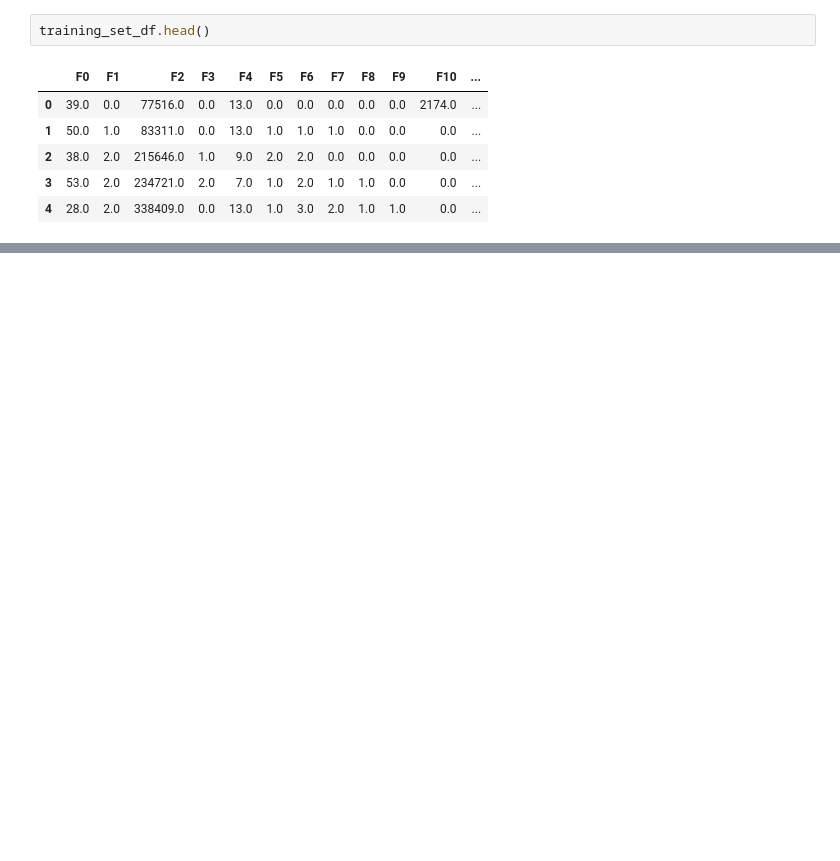
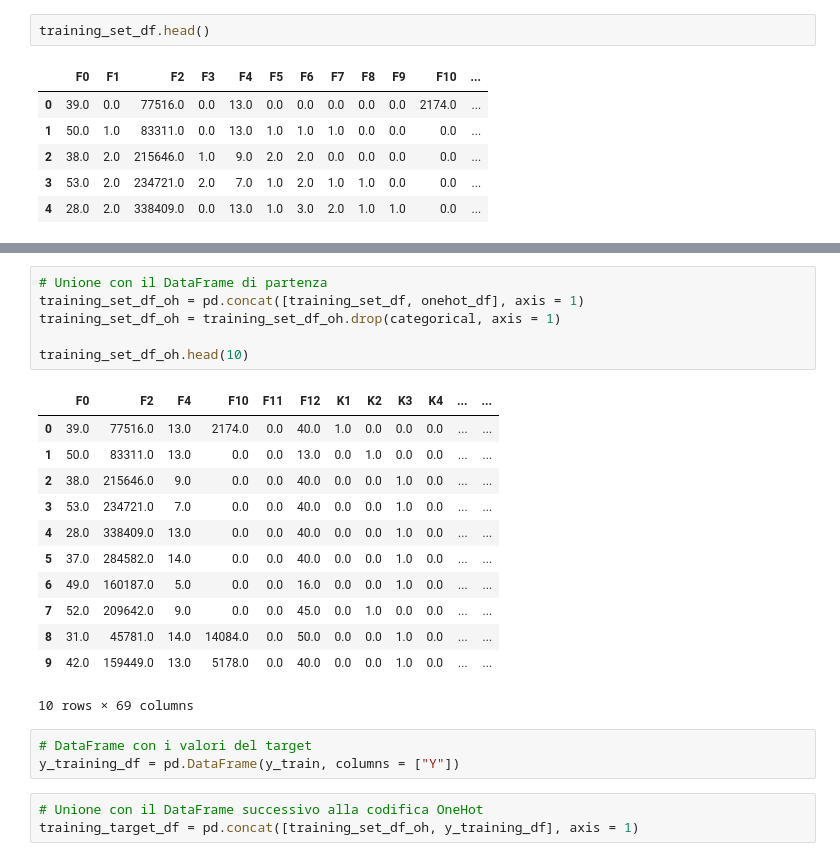
Before and after one commit to tizianotaglienti/mobdproject, a Jupyter notebook: train.ipynb, the cells around one changed output, grey strips where cells are left out. Cells and saved outputs as stored; diff of their text form; blank space fills up the shorter version.

```diff
--- a/train.ipynb
+++ b/train.ipynb
@@ -446,0 +142,25 @@ joblib.dump(bestclf, "pickles/model.pkl")
+# %%
+# Unione con il DataFrame di partenza
+training_set_df_oh = pd.concat([training_set_df, onehot_df], axis = 1)
+training_set_df_oh = training_set_df_oh.drop(categorical, axis = 1)
+
+training_set_df_oh.head(10)
+# %% [output]
+|  | F0 | F2 | F4 | F10 | F11 | F12 | K1 | K2 | K3 | K4 | ... | ... |
+| 0 | 39.0 | 77516.0 | 13.0 | 2174.0 | 0.0 | 40.0 | 1.0 | 0.0 | 0.0 | 0.0 | ... | ... |
+| 1 | 50.0 | 83311.0 | 13.0 | 0.0 | 0.0 | 13.0 | 0.0 | 1.0 | 0.0 | 0.0 | ... | ... |
+| 2 | 38.0 | 215646.0 | 9.0 | 0.0 | 0.0 | 40.0 | 0.0 | 0.0 | 1.0 | 0.0 | ... | ... |
+| 3 | 53.0 | 234721.0 | 7.0 | 0.0 | 0.0 | 40.0 | 0.0 | 0.0 | 1.0 | 0.0 | ... | ... |
+| 4 | 28.0 | 338409.0 | 13.0 | 0.0 | 0.0 | 40.0 | 0.0 | 0.0 | 1.0 | 0.0 | ... | ... |
+| 5 | 37.0 | 284582.0 | 14.0 | 0.0 | 0.0 | 40.0 | 0.0 | 0.0 | 1.0 | 0.0 | ... | ... |
+| 6 | 49.0 | 160187.0 | 5.0 | 0.0 | 0.0 | 16.0 | 0.0 | 0.0 | 1.0 | 0.0 | ... | ... |
+| 7 | 52.0 | 209642.0 | 9.0 | 0.0 | 0.0 | 45.0 | 0.0 | 1.0 | 0.0 | 0.0 | ... | ... |
+| 8 | 31.0 | 45781.0 | 14.0 | 14084.0 | 0.0 | 50.0 | 0.0 | 0.0 | 1.0 | 0.0 | ... | ... |
+| 9 | 42.0 | 159449.0 | 13.0 | 5178.0 | 0.0 | 40.0 | 0.0 | 0.0 | 1.0 | 0.0 | ... | ... |
+10 rows × 69 columns
+# %%
+# DataFrame con i valori del target
+y_training_df = pd.DataFrame(y_train, columns = ["Y"])
+# %%
+# Unione con il DataFrame successivo alla codifica OneHot
+training_target_df = pd.concat([training_set_df_oh, y_training_df], axis = 1)
```
Also changed, not shown: parts of 49 cells of this notebook, 10 other files.
